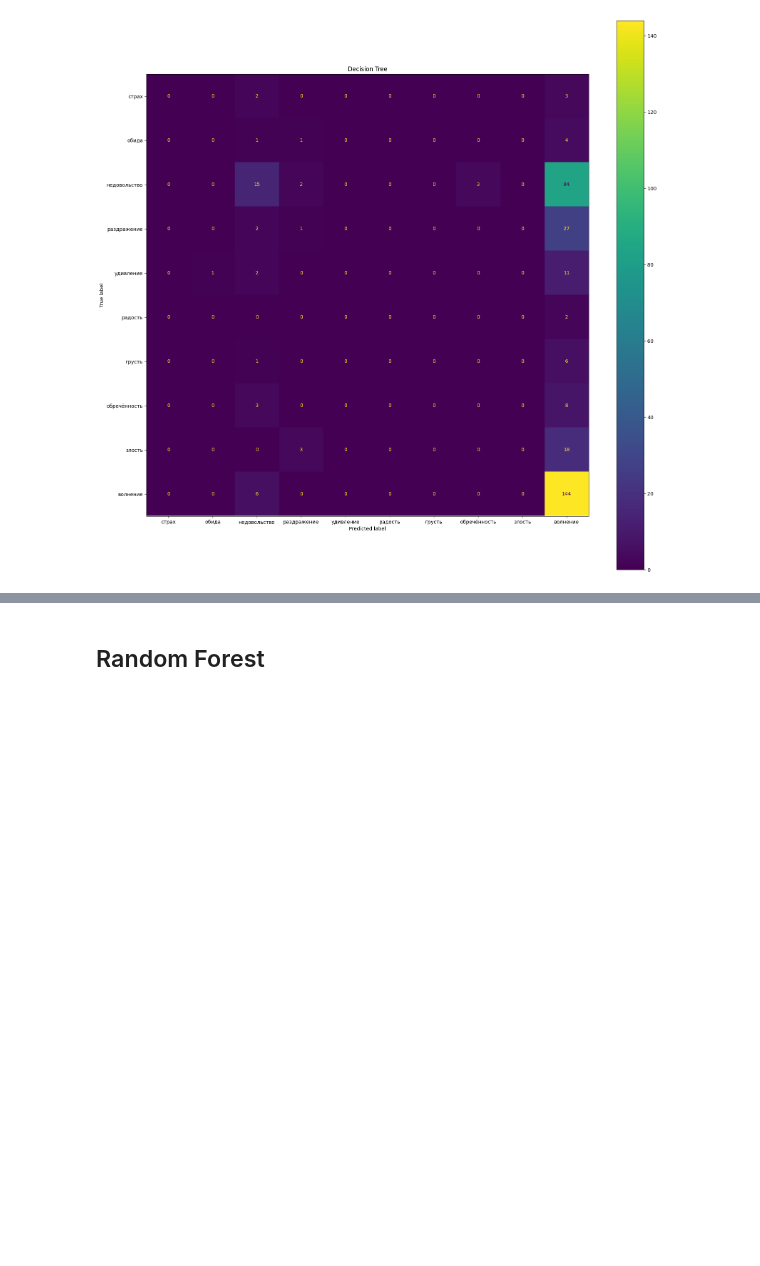
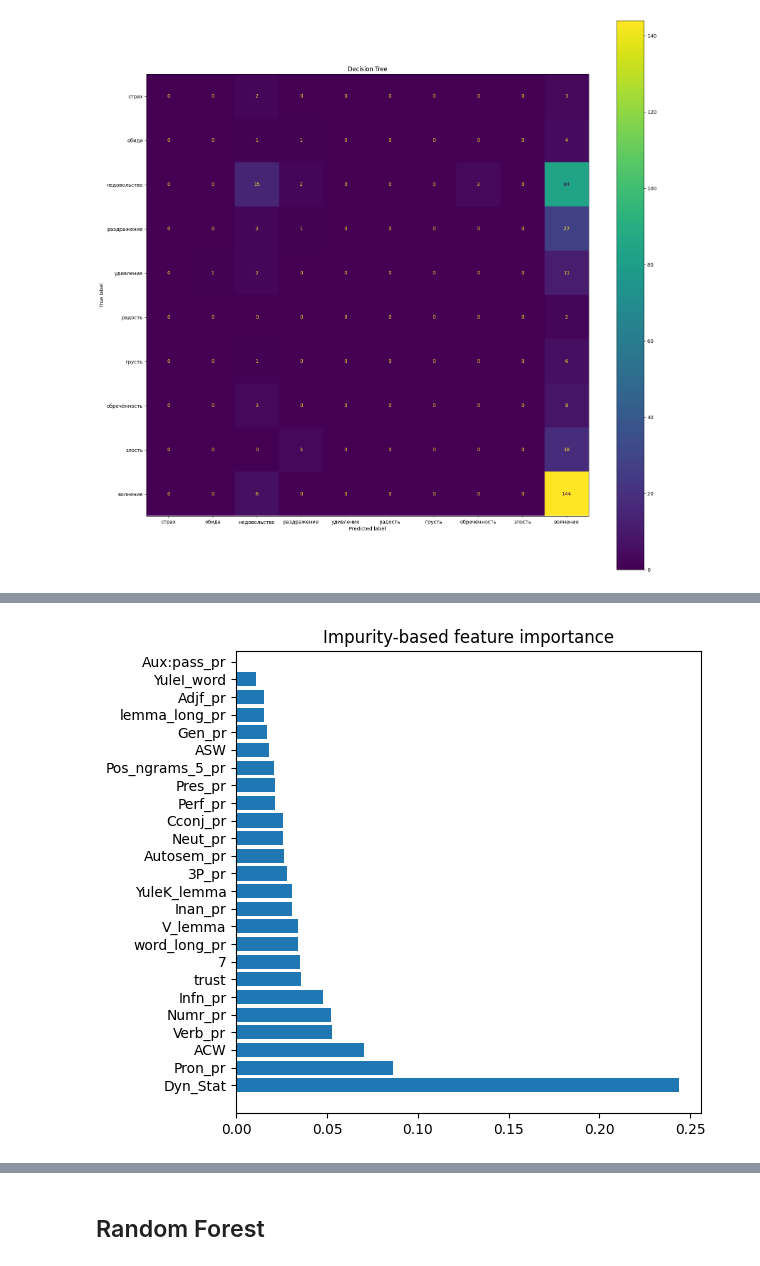
Before and after one commit to ZovutVanya/work_in_progress, a Jupyter notebook: ml_models_testing.ipynb, the cells around one changed output, grey strips where cells are left out. Saved outputs shown, nothing was run; the diff lists cells and outputs as text; code cells hidden in the pictures; blank space fills up the shorter version.

```diff
--- a/ml_models_testing.ipynb
+++ b/ml_models_testing.ipynb
@@ -87,0 +119,9 @@ def print_metrics(y_preds: ArrayLike,
+# %%
+def show_feature_importances(importances: ArrayLike, feature_names: ArrayLike, title: str, size=(6,6)) -> None:
+    importances_df = pd.DataFrame({'Feature': feature_names, 'Importance': importances})
+    sorted_importance = importances_df.sort_values(by='Importance', ascending=False)
+    sorted_importance = sorted_importance[sorted_importance != 0]
+    # fig, ax = plt.subplots(figsize=(10,6))
+    plt.figure(figsize=size)
+    plt.barh(sorted_importance['Feature'], sorted_importance['Importance'])
+    plt.title(title)
@@ -327,0 +336,4 @@ show_conf_matrx(y_test, dec_tree.predict(X_test), dec_tree.classes_, "Decision T
+# %%
+show_feature_importances(dec_tree.feature_importances_, X_test.columns, "Impurity-based feature importance")
+# %% [output]
+[figure, added]
```
Also changed, not shown: parts of 32 cells of this notebook, 3 other files.
